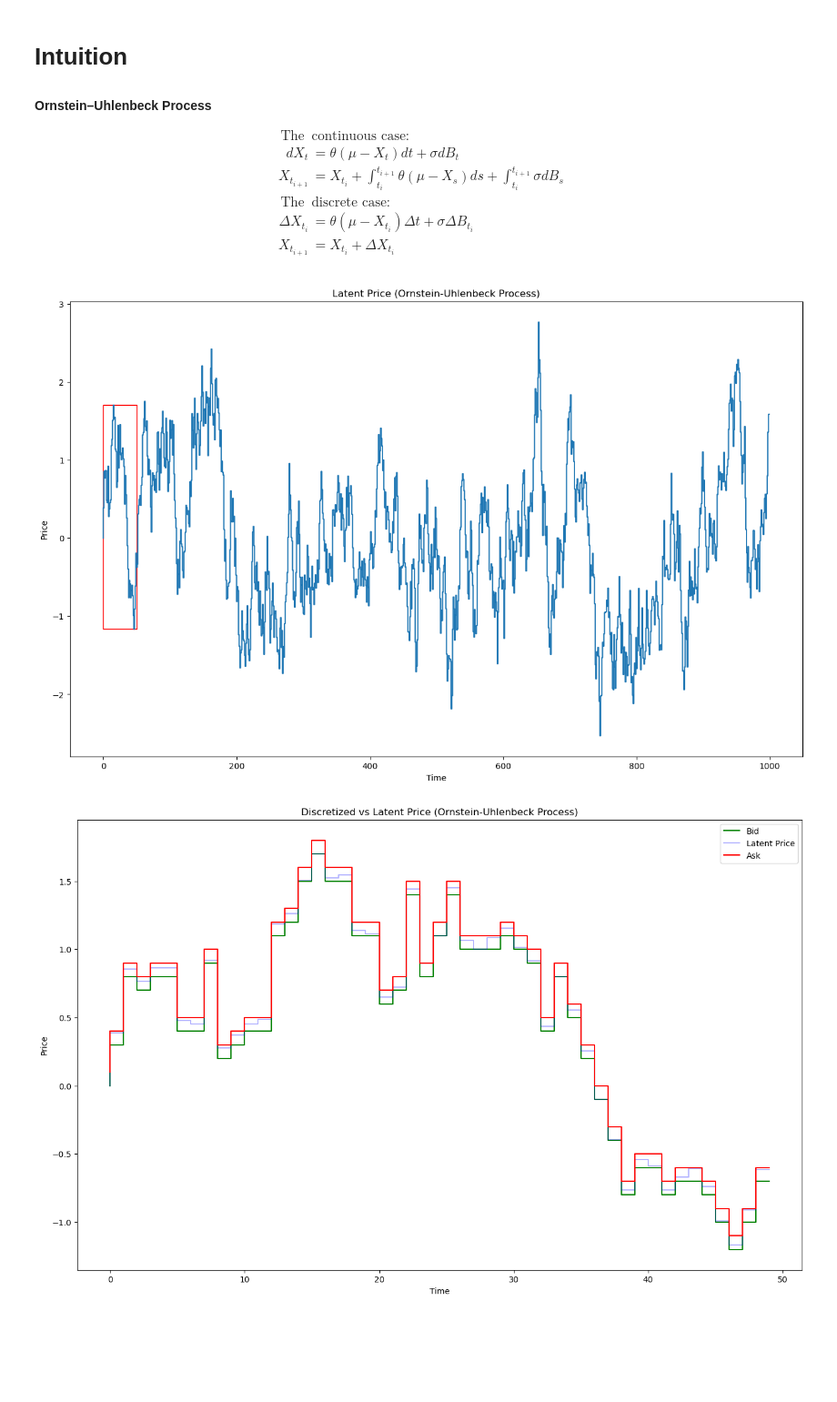
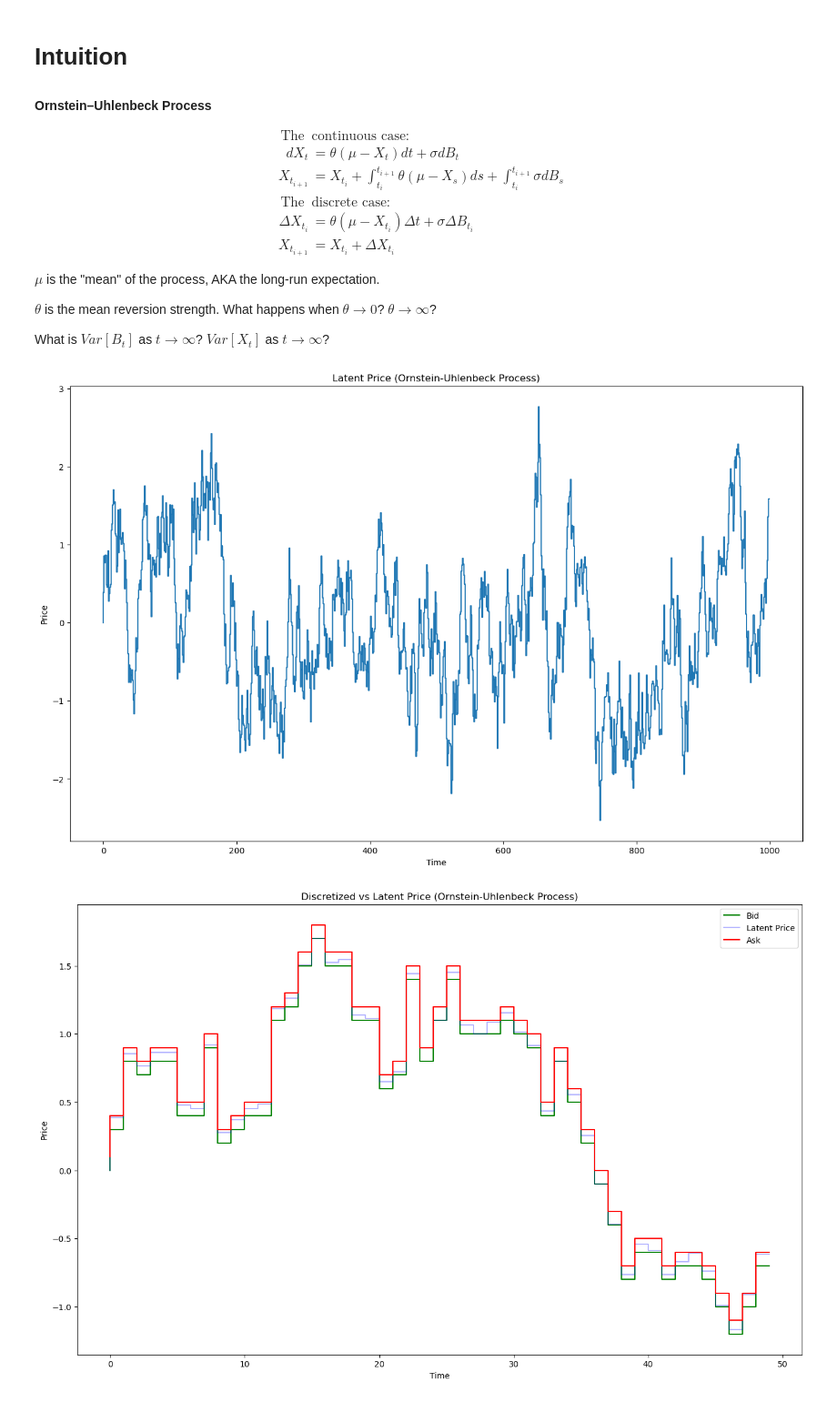
Before and after one commit to philipwlee/oumm, a Jupyter notebook: ou_market_making.ipynb, the cells around one changed output. Shown at 91% size. Saved outputs shown, nothing was run; the diff lists cells and outputs as text; code cells hidden in the pictures; blank space fills up the shorter version.

```diff
--- a/ou_market_making.ipynb
+++ b/ou_market_making.ipynb
@@ -20,6 +20,12 @@ $$\begin{aligned}
     \Delta X_{t_i} &= \theta(\mu-X_{t_i})\Delta t + \sigma \Delta B_{t_i} \\
     X_{t_{i+1}} &= X_{t_i} + \Delta X_{t_i}
 \end{aligned}$$
+
+$\mu$ is the "mean" of the process, AKA the long-run expectation.
+
+$\theta$ is the mean reversion strength. What happens when $\theta \to 0$? $\theta \to \infty$?
+
+What is $Var[B_t]$ as $t \to \infty$? $Var[X_t]$ as $t \to \infty$?
 # %%
 # GLOBALS
 
@@ -52,18 +48,18 @@ pripro.generate(N_STEPS)
 # %%
 N_FIRST = 50
 
 slice = pripro.time < N_FIRST
 temp_latent_price = pripro.latent_price[slice]
 lo, hi = temp_latent_price.min(), temp_latent_price.max()
 
 fig, axis = plt.subplots()
 
 pripro.plot_latent_price(axis)
-axis.add_patch(Rectangle((0, lo), N_FIRST, hi-lo, edgecolor='r', fill=False))
+# axis.add_patch(Rectangle((0, lo), N_FIRST, hi-lo, edgecolor='r', fill=False))
 
 plt.show()
 # %% [output]
-[figure, old version]
+[figure, new version]
 # %%
 fig, axis = plt.subplots()
 
```
Also changed, not shown: parts of 19 cells of this notebook, 1 other file.
